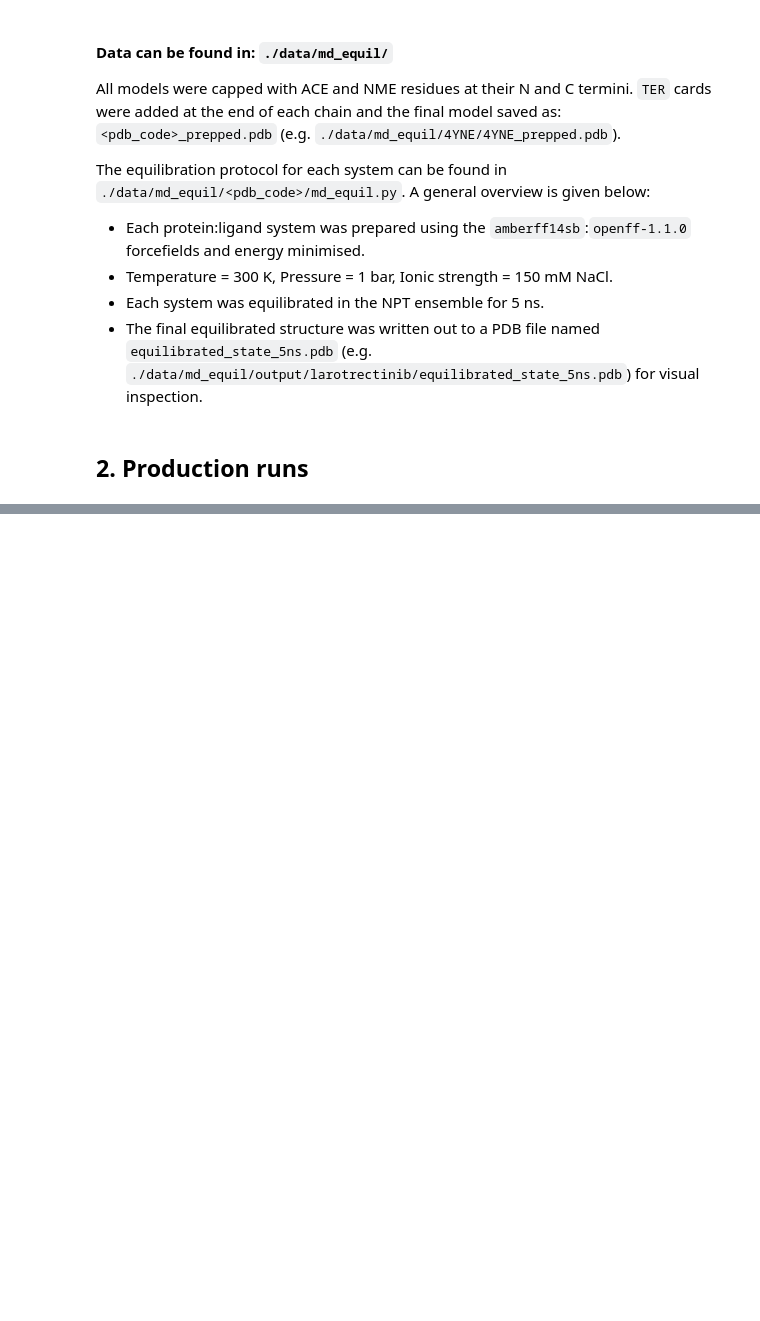
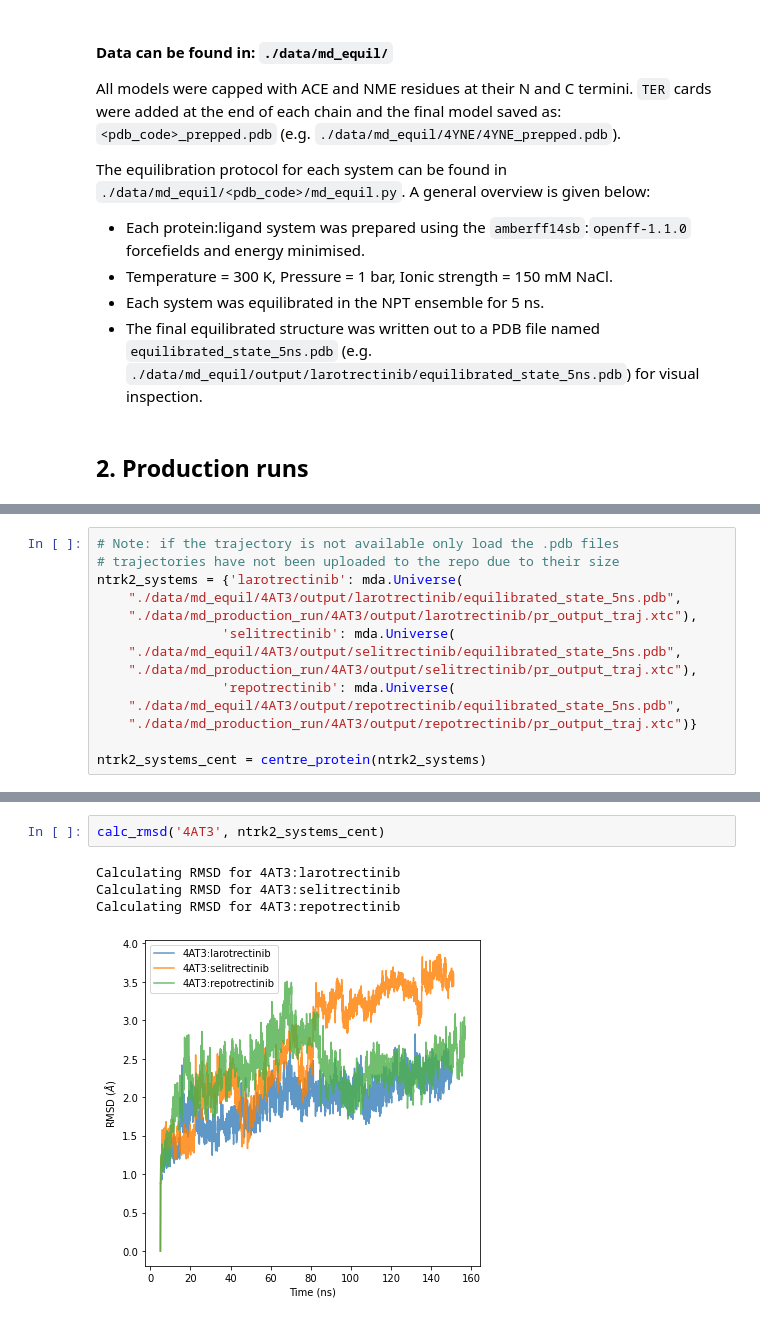
Before and after one commit to openkinome/study-ntrk-resistance, a Jupyter notebook: notebooks/md/md.ipynb, the cells around one changed output, grey strips where cells are left out. Drawn from its saved outputs; the diff is of its cells as text; blank space fills up the shorter version.

```diff
--- a/notebooks/md/md.ipynb
+++ b/notebooks/md/md.ipynb
@@ -200,0 +230,14 @@ for sel, syst in zip(inhib_resnames, ntrk1_systems):
+# %%
+# Note: if the trajectory is not available only load the .pdb files
+# trajectories have not been uploaded to the repo due to their size
+ntrk2_systems = {'larotrectinib': mda.Universe(
+    "./data/md_equil/4AT3/output/larotrectinib/equilibrated_state_5ns.pdb",
+    "./data/md_production_run/4AT3/output/larotrectinib/pr_output_traj.xtc"),
+                'selitrectinib': mda.Universe(
+    "./data/md_equil/4AT3/output/selitrectinib/equilibrated_state_5ns.pdb",
+    "./data/md_production_run/4AT3/output/selitrectinib/pr_output_traj.xtc"),
+                'repotrectinib': mda.Universe(
+    "./data/md_equil/4AT3/output/repotrectinib/equilibrated_state_5ns.pdb",
+    "./data/md_production_run/4AT3/output/repotrectinib/pr_output_traj.xtc")}
+
+ntrk2_systems_cent = centre_protein(ntrk2_systems)
@@ -200,0 +265,7 @@ for sel, syst in zip(inhib_resnames, ntrk1_systems):
+# %%
+calc_rmsd('4AT3', ntrk2_systems_cent)
+# %% [output]
+Calculating RMSD for 4AT3:larotrectinib
+Calculating RMSD for 4AT3:selitrectinib
+Calculating RMSD for 4AT3:repotrectinib
+[figure, added]
```
Also changed, not shown: parts of 19 cells of this notebook.
